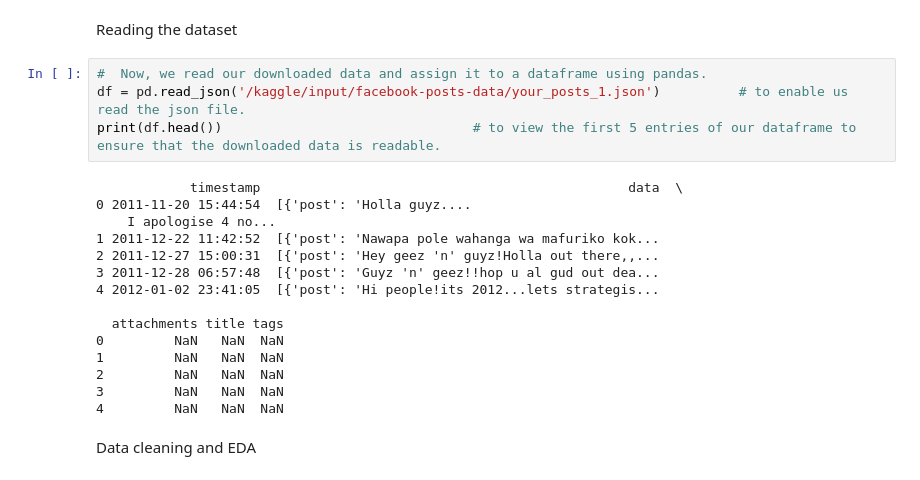
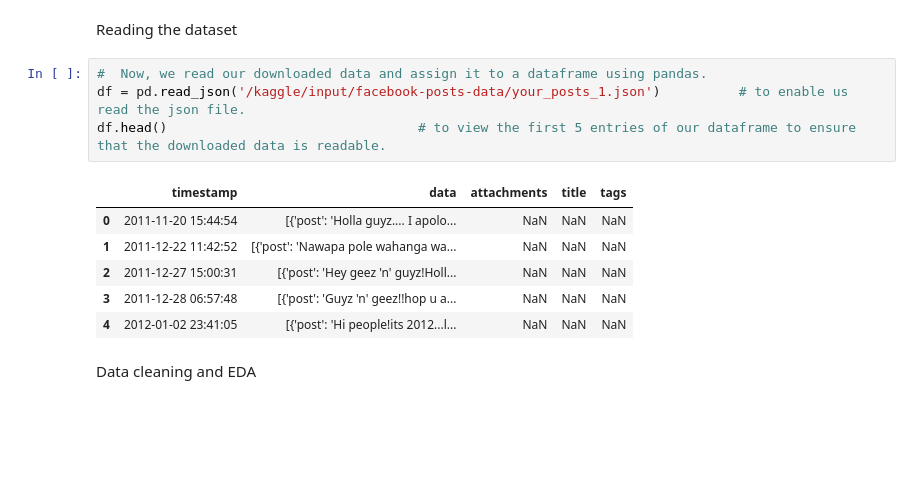
Before and after one commit to InnocentNovart/Facebook-Data-Tracking-with-Python, a Jupyter notebook: facebook-data-tracking-with-python.ipynb, the cells around one changed output. Drawn from its saved outputs; the diff is of its cells as text; blank space fills up the shorter version.

Commit message:
Kaggle Notebook | Facebook Data Tracking with Python.ipynb | Version 2

```diff
--- a/facebook-data-tracking-with-python.ipynb
+++ b/facebook-data-tracking-with-python.ipynb
@@ -11,22 +11,14 @@ Reading the dataset
 # %%
 #  Now, we read our downloaded data and assign it to a dataframe using pandas.
 df = pd.read_json('/kaggle/input/facebook-posts-data/your_posts_1.json')          # to enable us read the json file.
-print(df.head())                                # to view the first 5 entries of our dataframe to ensure that the downloaded data is readable.
+df.head()                                # to view the first 5 entries of our dataframe to ensure that the downloaded data is readable.
 # %% [output]
-            timestamp                                               data  \
-0 2011-11-20 15:44:54  [{'post': 'Holla guyz....
-    I apologise 4 no...
-1 2011-12-22 11:42:52  [{'post': 'Nawapa pole wahanga wa mafuriko kok...
-2 2011-12-27 15:00:31  [{'post': 'Hey geez 'n' guyz!Holla out there,,...
-3 2011-12-28 06:57:48  [{'post': 'Guyz 'n' geez!!hop u al gud out dea...
-4 2012-01-02 23:41:05  [{'post': 'Hi people!its 2012...lets strategis...
-
-  attachments title tags
-0         NaN   NaN  NaN
-1         NaN   NaN  NaN
-2         NaN   NaN  NaN
-3         NaN   NaN  NaN
-4         NaN   NaN  NaN
+|  | timestamp | data | attachments | title | tags |
+| 0 | 2011-11-20 15:44:54 | [{'post': 'Holla guyz.... I apolo... | NaN | NaN | NaN |
+| 1 | 2011-12-22 11:42:52 | [{'post': 'Nawapa pole wahanga wa... | NaN | NaN | NaN |
+| 2 | 2011-12-27 15:00:31 | [{'post': 'Hey geez 'n' guyz!Holl... | NaN | NaN | NaN |
+| 3 | 2011-12-28 06:57:48 | [{'post': 'Guyz 'n' geez!!hop u a... | NaN | NaN | NaN |
+| 4 | 2012-01-02 23:41:05 | [{'post': 'Hi people!its 2012...l... | NaN | NaN | NaN |
 # %% [markdown]
 Data cleaning and EDA
 # %%
```
Also changed, not shown: parts of 1 cell of this notebook.
